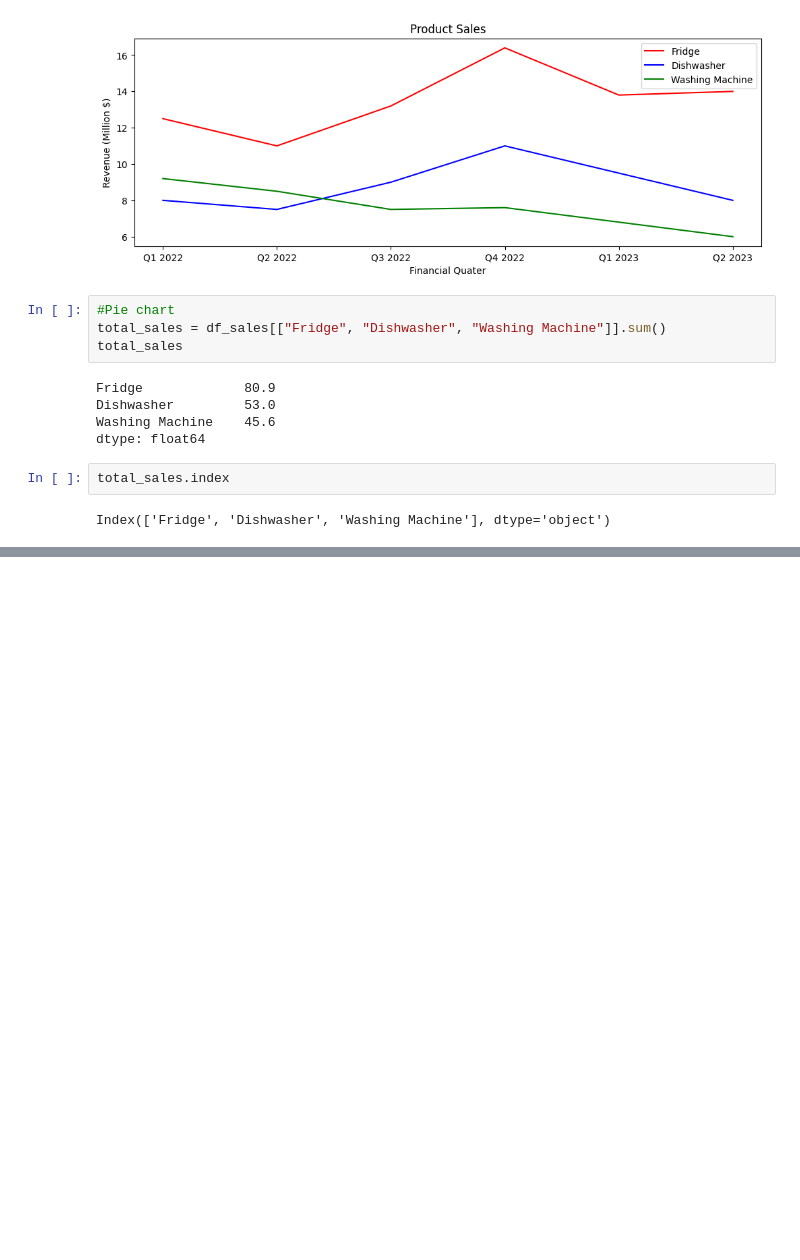
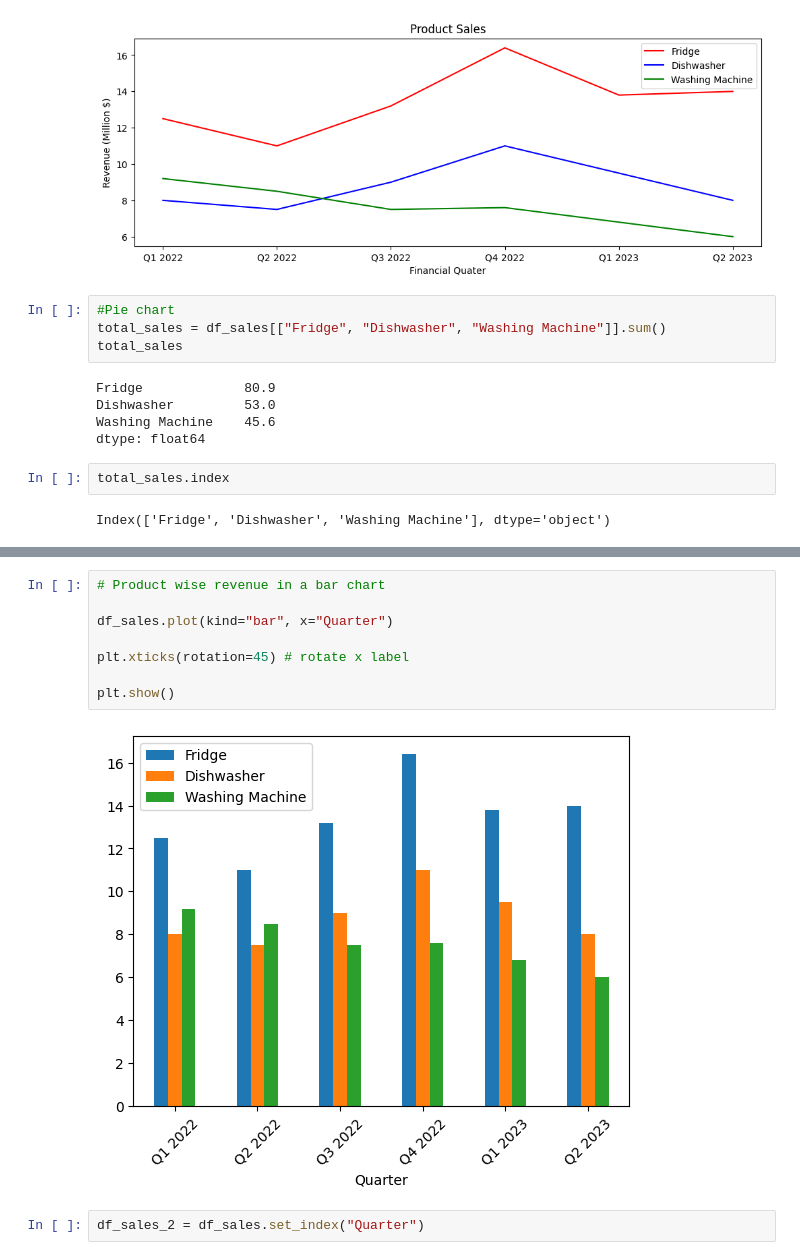
Before and after one commit to leon0113/matplotlib_seaborn, a Jupyter notebook: matplotlib_seaborn_basics.ipynb, the cells around one changed output, grey strips where cells are left out. Cells and saved outputs as stored; diff of their text form; blank space fills up the shorter version.

```diff
--- a/matplotlib_seaborn_basics.ipynb
+++ b/matplotlib_seaborn_basics.ipynb
@@ -49,0 +50,12 @@ plt.show()
+# %%
+# Product wise revenue in a bar chart
+
+df_sales.plot(kind="bar", x="Quarter")
+
+plt.xticks(rotation=45) # rotate x label
+
+plt.show()
+# %% [output]
+[figure, added]
+# %%
+df_sales_2 = df_sales.set_index("Quarter")
```
Also changed, not shown: parts of 4 cells of this notebook.
